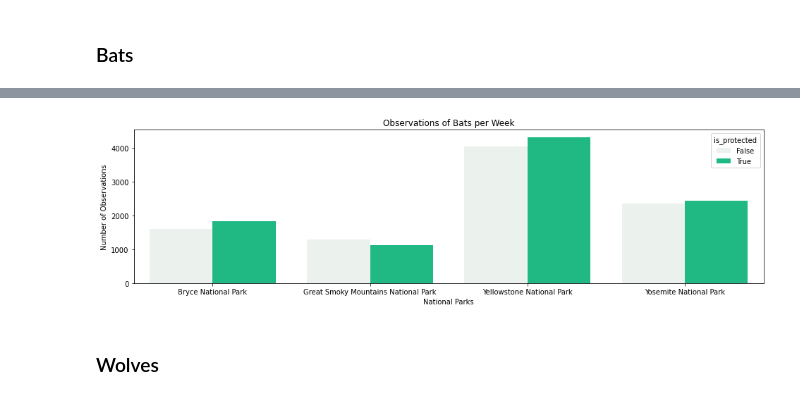
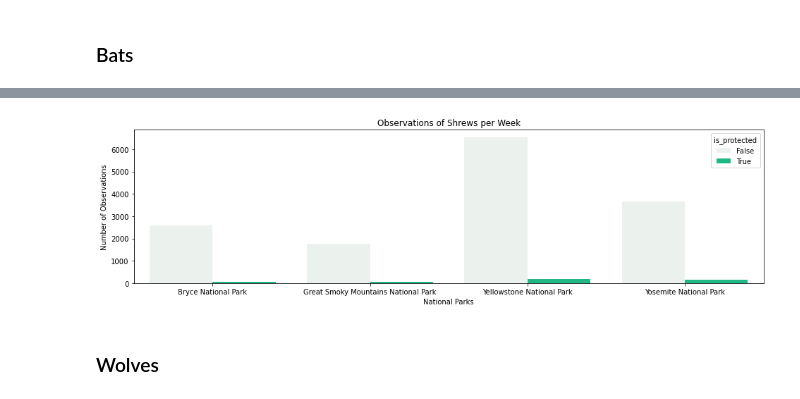
Before and after one commit to h-ostcode/Biodiversity-in-National-Parks, a Jupyter notebook: biodiversity.ipynb, the cells around one changed output, grey strips where cells are left out. Drawn from its saved outputs; the diff is of its cells as text; code cells hidden in the pictures.

Commit message:
Updated names_list function and evaluated shrew and hawk data subset.

```diff
--- a/biodiversity.ipynb
+++ b/biodiversity.ipynb
@@ -455,0 +469,9 @@ obs_by_park(bat_obs_by_park)
+# %%
+species['is_shrew'] = species.common_names.str.contains(r'\b[sS]hrew\b', regex = True)
+shrew_observations = obs.merge(species[species.is_shrew])
+
+print(f'Total shrew observations across parks: {sum(shrew_observations.observations)}.')
+print(f'Of {len(species[species.is_shrew])} observed shrew species, {len(species[species.is_shrew & species.is_protected == True])} are protected.')
+
+shrew_obs_by_park = shrew_observations.groupby(['park_name', 'is_protected']).observations.sum().reset_index()
+obs_by_park(shrew_obs_by_park)
@@ -456,12 +490,12 @@ obs_by_park(bat_obs_by_park)
 # %%
 plt.figure(figsize=(16, 4))
-sns.barplot(x=bat_obs_by_park.park_name, y= bat_obs_by_park.observations, color = "#07d28a", hue=bat_obs_by_park.is_protected)
+sns.barplot(x=shrew_obs_by_park.park_name, y= shrew_obs_by_park.observations, color = '#07d28a', hue=shrew_obs_by_park.is_protected)
 plt.xlabel('National Parks')
 plt.ylabel('Number of Observations')
-plt.title('Observations of Bats per Week')
+plt.title('Observations of Shrews per Week')
 plt.show()
 # %% [output]
-[figure, old version]
+[figure, new version]
 # %% [markdown]
 ### Wolves
 # %%
```
Also changed, not shown: parts of 31 cells of this notebook.
